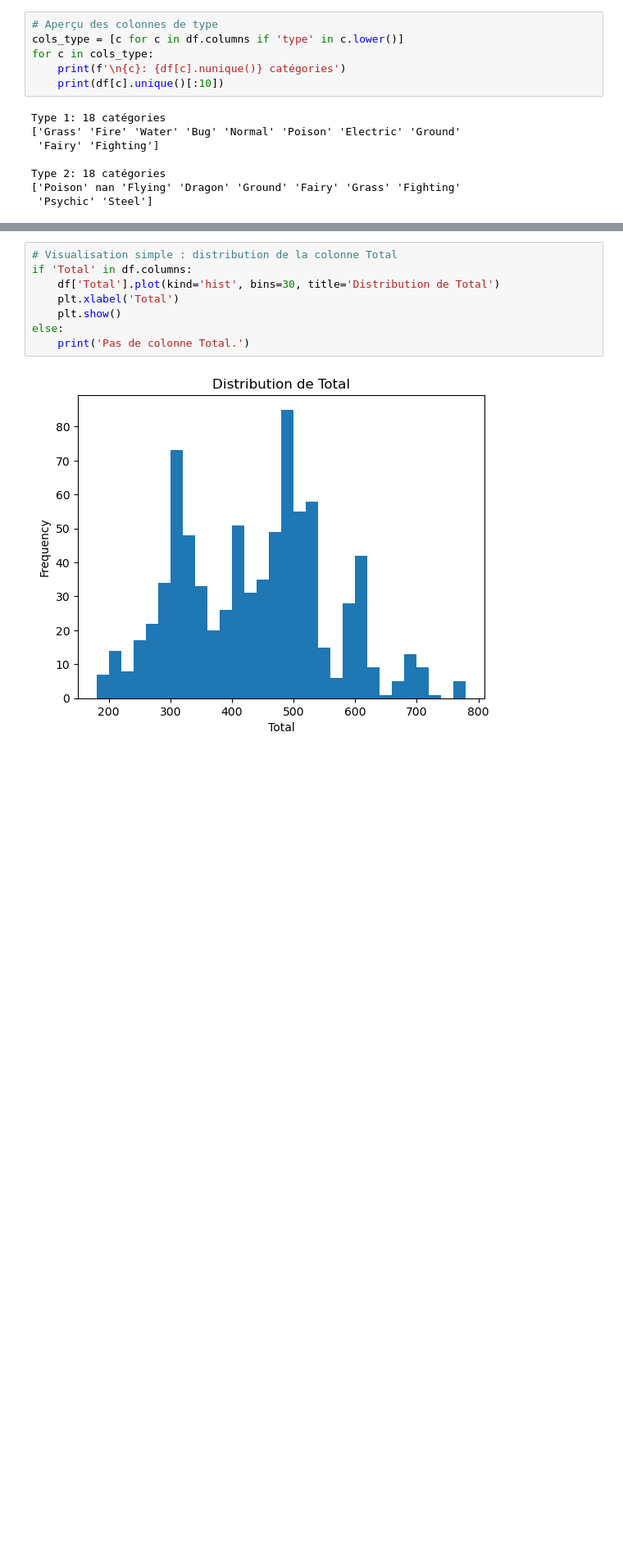
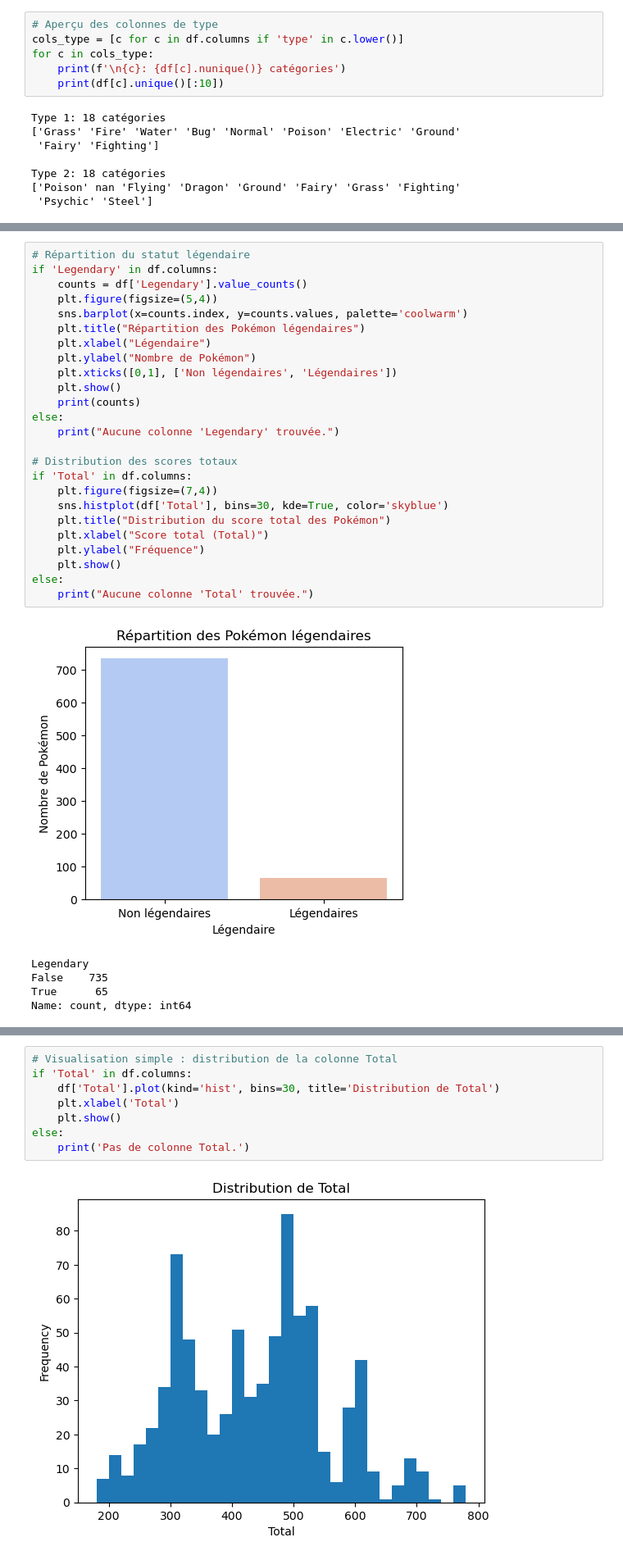
Before and after one commit to anaisblh/Projet-Machine-Learning, a Jupyter notebook: Machine_Learning_Project.ipynb, the cells around one changed output, grey strips where cells are left out. Shown: that part at 82% size. Saved outputs shown, nothing was run; the diff lists cells and outputs as text; blank space fills up the shorter version.

```diff
--- a/Machine_Learning_Project.ipynb
+++ b/Machine_Learning_Project.ipynb
@@ -103,0 +117,31 @@ Name: count, dtype: int64
+# %%
+# Répartition du statut légendaire
+if 'Legendary' in df.columns:
+    counts = df['Legendary'].value_counts()
+    plt.figure(figsize=(5,4))
+    sns.barplot(x=counts.index, y=counts.values, palette='coolwarm')
+    plt.title("Répartition des Pokémon légendaires")
+    plt.xlabel("Légendaire")
+    plt.ylabel("Nombre de Pokémon")
+    plt.xticks([0,1], ['Non légendaires', 'Légendaires'])
+    plt.show()
+    print(counts)
+else:
+    print("Aucune colonne 'Legendary' trouvée.")
+
+# Distribution des scores totaux
+if 'Total' in df.columns:
+    plt.figure(figsize=(7,4))
+    sns.histplot(df['Total'], bins=30, kde=True, color='skyblue')
+    plt.title("Distribution du score total des Pokémon")
+    plt.xlabel("Score total (Total)")
+    plt.ylabel("Fréquence")
+    plt.show()
+else:
+    print("Aucune colonne 'Total' trouvée.")
+# %% [output]
+[figure, added]
+Legendary
+False    735
+True      65
+Name: count, dtype: int64
```
Also changed, not shown: parts of 32 cells of this notebook.
